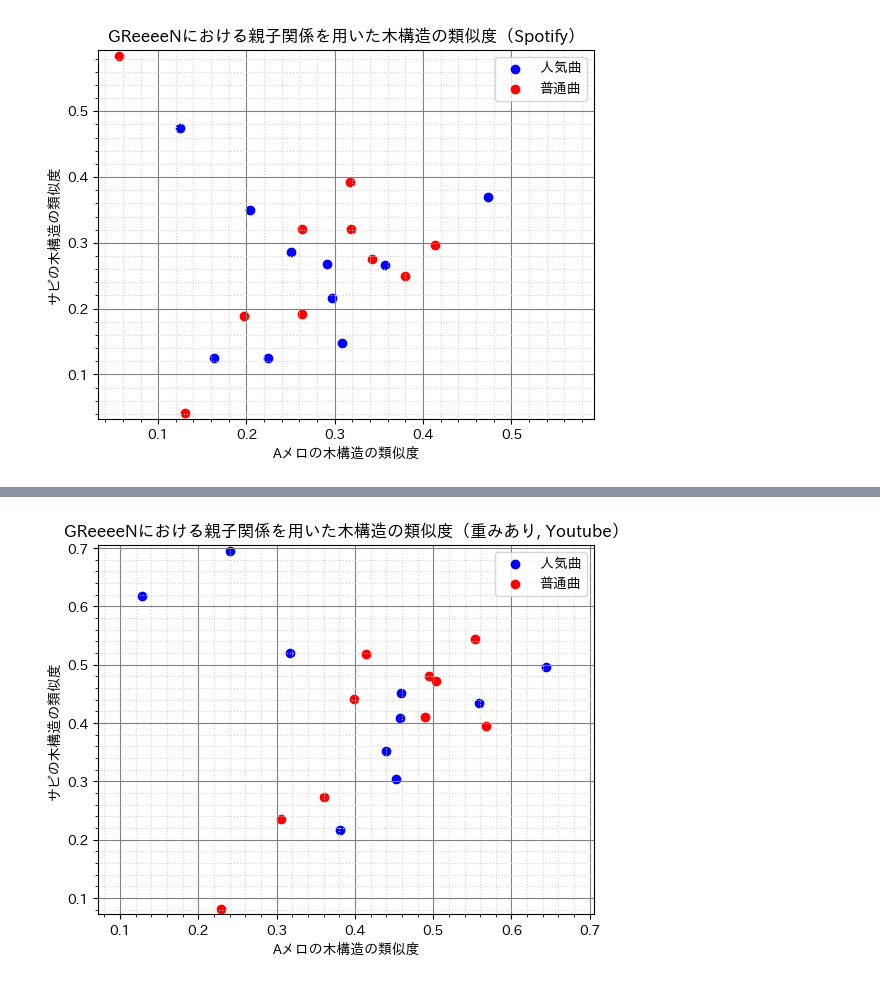
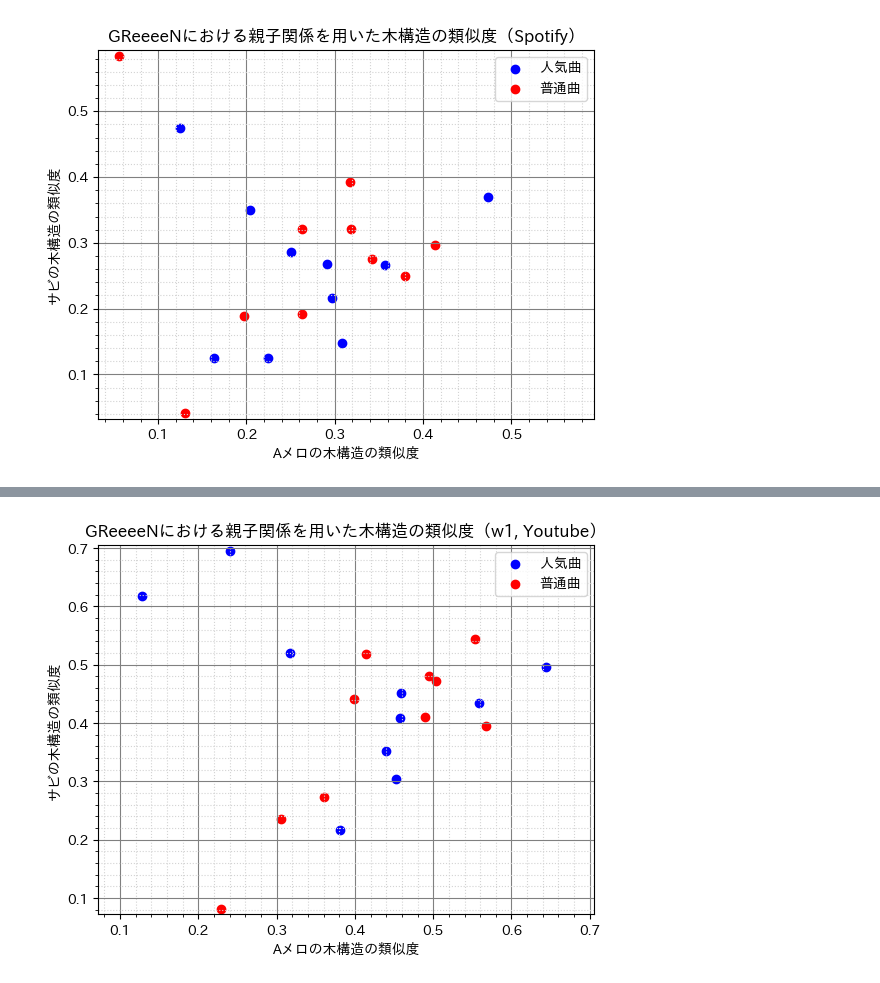
Before and after one commit to tsubasasugawara/lyrics_melody_analyzer, a Jupyter notebook: notebooks/GReeeeN.ipynb, the cells around one changed output, grey strips where cells are left out. Saved outputs shown, nothing was run; the diff lists cells and outputs as text; code cells hidden in the pictures.

```diff
--- a/notebooks/GReeeeN.ipynb
+++ b/notebooks/GReeeeN.ipynb
@@ -203,23 +210,23 @@ xy_min_ts = min(x_min_ts, y_min_ts) - 0.01
 # %%
 sort_by_youtube = tree_similarity.dropna(subset=["youtube_url"]).sort_values("youtube_play_times", ascending=False)
 center == len(sort_by_youtube) // 2
 pop_youtube = sort_by_youtube[:center]
 unpop_youtube = sort_by_youtube[center:]
 
 plt.scatter(x=RATE_A, y=RATE_S, data=pop_youtube, color='blue', label='人気曲')
 plt.scatter(x=RATE_A, y=RATE_S, data=unpop_youtube, color='red', label='普通曲')
 
-plt.title("GReeeeNにおける親子関係を用いた木構造の類似度（重みあり, Youtube）")
+plt.title("GReeeeNにおける親子関係を用いた木構造の類似度（w1, Youtube）")
 plt.xlabel("Aメロの木構造の類似度")
 plt.ylabel("サビの木構造の類似度")
 plt.xlim(xy_min_ts, xy_max_ts)
 plt.ylim(xy_min_ts, xy_max_ts)
 plt.legend()
 plt.minorticks_on()
 plt.grid(which='major', color='gray', linestyle='solid')
 plt.grid(which='minor', color='lightgray', linestyle='dotted')
 # %% [output]
-[figure, old version]
+[figure, new version]
 # %%
 sort_by_spotify = tree_similarity.dropna(subset=["spotify_id"]).sort_values("spotify_popularity", ascending=False)
 center = len(sort_by_spotify) // 2
```
Also changed, not shown: parts of 3 cells of this notebook, 2 other files.
